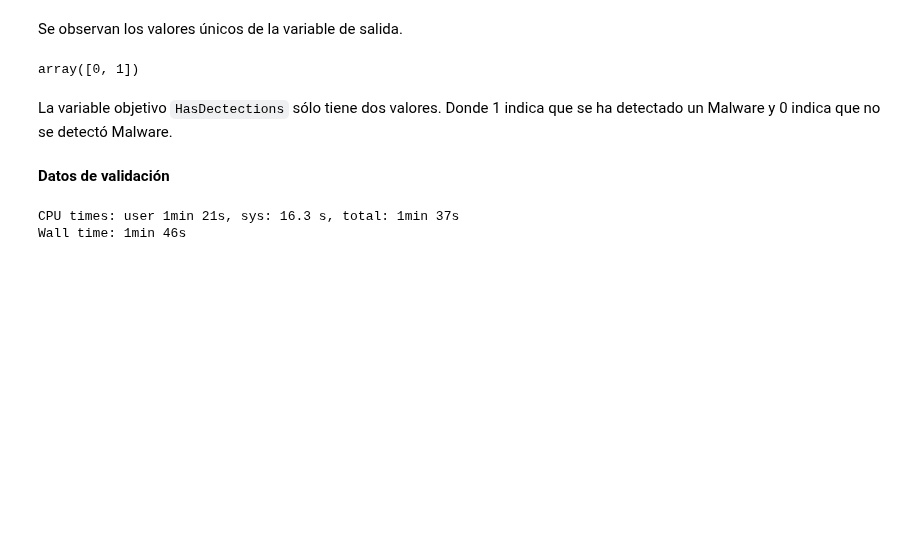
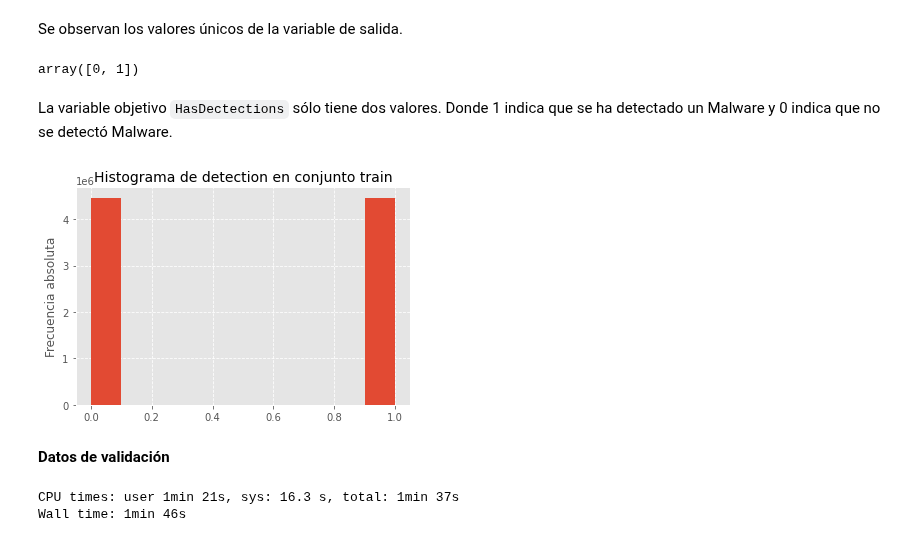
Before and after one commit to andresenrique08/ML_2020, a Jupyter notebook: Proyecto_Malware/Malware_v1.ipynb, the cells around one changed output. Drawn from its saved outputs; the diff is of its cells as text; code cells hidden in the pictures; blank space fills up the shorter version.

````diff
--- a/Proyecto_Malware/Malware_v1.ipynb
+++ b/Proyecto_Malware/Malware_v1.ipynb
@@ -68,6 +69,15 @@ train.HasDetections.unique()
 array([0, 1])
 # %% [markdown]
 La variable objetivo ```HasDectections``` sólo tiene dos valores. Donde 1 indica que se ha detectado un Malware y 0 indica que no se detectó Malware.
+# %%
+fig = plt.figure()
+train['HasDetections'].hist()
+plt.grid(linestyle='--',b=True, which='major')
+plt.ylabel('Frecuencia absoluta')
+plt.title('Histograma de detection en conjunto train', fontsize=14)
+plt.show()
+# %% [output]
+[figure, added]
 # %% [markdown]
 **Datos de validación**
 # %%
````
Also changed, not shown: parts of 7 cells of this notebook.
